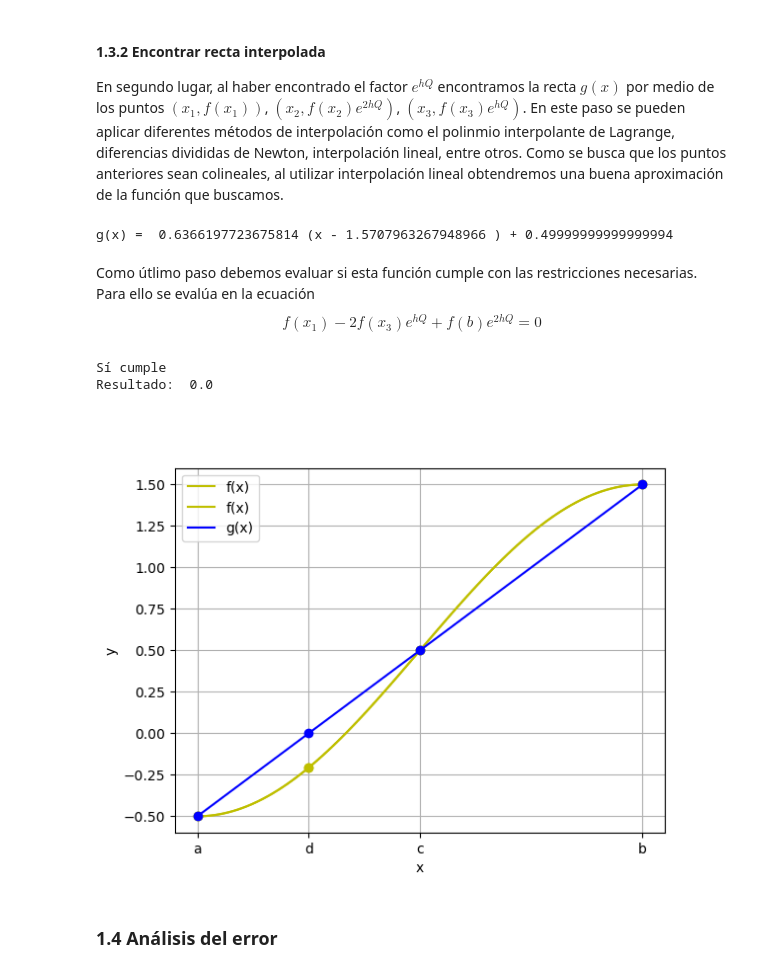
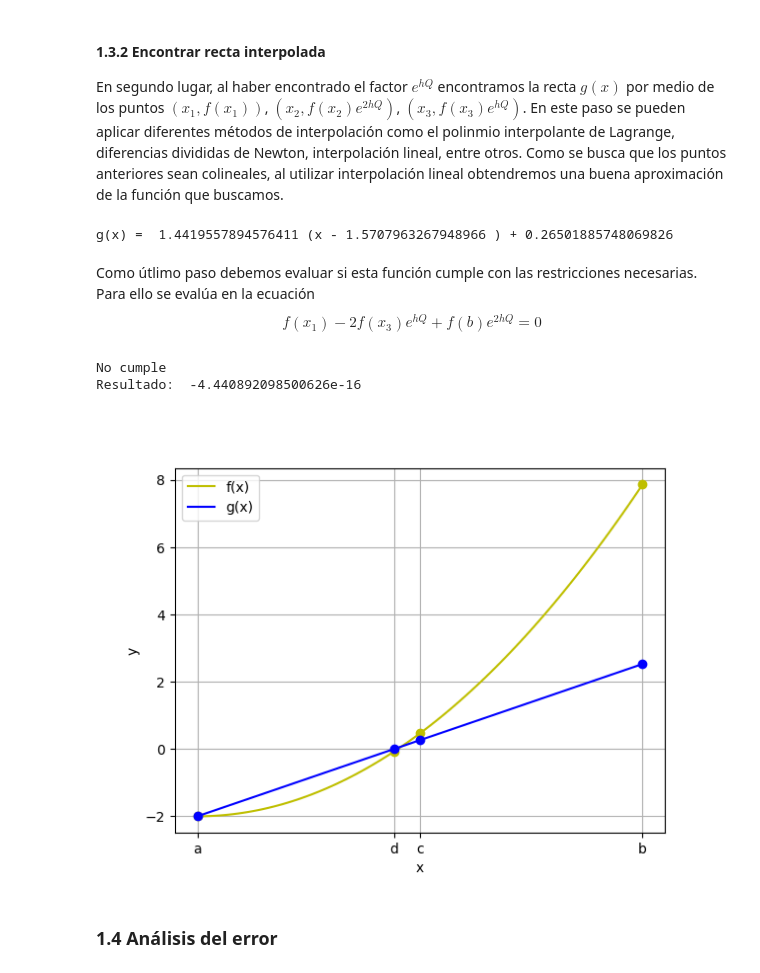
Before and after one commit to MonicaCabanas23/Numerical-Analysis, a Jupyter notebook: Raices-de-funciones-no-lineales.ipynb, the cells around one changed output. Cells and saved outputs as stored; diff of their text form; code cells hidden in the pictures.

```diff
--- a/Raices-de-funciones-no-lineales.ipynb
+++ b/Raices-de-funciones-no-lineales.ipynb
@@ -46,12 +46,13 @@ Definimos la función y el intérvalo inicial:
 # %%
 import math
 import pandas as pd
-import os as os
+import matplotlib.pyplot as plt
+import numpy as np
 
-a = 0
-b = math.pi
-# x**2 -2
-f = lambda x: 1/2 - math.cos(x)
+a0 = 0
+b0 = math.pi
+c0 = (a0 + b0)/2
+f0 = lambda x: x**2 -2
 TOL = 1e-9
 table = {"n":[],
         "a":[],
@@ -156,13 +161,13 @@ exponentialFactor(f, a, b, c)
 #### 1.3.2 Encontrar recta interpolada
 En segundo lugar, al haber encontrado el factor $e^{hQ}$ encontramos la recta $g(x)$ por medio de los puntos $(x_1, f(x_1))$, $(x_2, f(x_2)e^{2hQ})$, $(x_3, f(x_3)e^{hQ})$. En este paso se pueden aplicar diferentes métodos de interpolación como el polinmio interpolante de Lagrange, diferencias divididas de Newton, interpolación lineal, entre otros. Como se busca que los puntos anteriores sean colineales, al utilizar interpolación lineal obtendremos una buena aproximación de la función que buscamos.
 # %%
-k = exponentialFactor(f, a, b, c)
+k = exponentialFactor(f0, a0, b0, c0)
 
 # Using linear interpolation between a and b
-g = lambda x: ((f(b)*k**2 - f(a))/(b-a))*(x-c) + f(c)*k
-print("g(x) = ", (f(b)*k**2 - f(a))/(b-a), "(x -", c, ")", "+", f(c)*k)
+g0 = lambda x: ((f0(b0)*k**2 - f0(a0))/(b0-a0))*(x-c0) + f0(c0)*k
+print("g(x) = ", (f0(b0)*k**2 - f0(a0))/(b0-a0), "(x -", c0, ")", "+", f0(c0)*k)
 # %% [output]
-g(x) =  0.6366197723675814 (x - 1.5707963267948966 ) + 0.49999999999999994
+g(x) =  1.4419557894576411 (x - 1.5707963267948966 ) + 0.26501885748069826
 # %% [markdown]
 Como útlimo paso debemos evaluar si esta función cumple con las restricciones necesarias. Para ello se evalúa en la ecuación
 \begin{equation}
@@ -170,35 +175,31 @@ Como útlimo paso debemos evaluar si esta función cumple con las restricciones
 \end{equation}
 # %%
 # Evaluating wether if g(x) satisfies the first constraint
-if f(a)-2*f(c)*k+f(b)*k**2 == 0:
+if f0(a0)-2*f0(c0)*k+f0(b0)*k**2 == 0:
     print ('Sí cumple')
 else:
     print ('No cumple')
 
-print("Resultado: ", f(a)-2*f(c)*k+f(b)*k**2)
+print("Resultado: ", f0(a0)-2*f0(c0)*k+f0(b0)*k**2)
 # %% [output]
-Sí cumple
-Resultado:  0.0
+No cumple
+Resultado:  -4.440892098500626e-16
 # %%
-import matplotlib.pyplot as plt
-import numpy as np
+x = np.linspace(a0, b0, 100)
+d0 = c0-(c0-a0)*f0(c0)/math.sqrt(f0(c0)**2-f0(a0)*f0(b0)) # first iteration
 
-x = np.linspace(a, b, 100)
-c = (a+b)*0.5
-d = c-(c-a)*f(c)/math.sqrt(f(c)**2-f(a)*f(b)) # first iteration
-
-plt.plot(x, [f(i) for i in x], label = 'f(x)', color = 'y')
-plt.plot([a, b, c, d],[f(a), f(b), f(c), f(d)], 'o', color = 'y')
-plt.plot(x, [g(i) for i in x], label = 'g(x)', color = 'b')
-plt.plot([a, b, c, d], [g(a), g(b), g(c), g(d)], 'o', color = 'b')
+plt.plot(x, [f0(i) for i in x], label = 'f(x)', color = 'y')
+plt.plot([a0, b0, c0, d0],[f0(a0), f0(b0), f0(c0), f0(d0)], 'o', color = 'y')
+plt.plot(x, [g0(i) for i in x], label = 'g(x)', color = 'b')
+plt.plot([a0, b0, c0, d0], [g0(a0), g0(b0), g0(c0), g0(d0)], 'o', color = 'b')
 plt.legend(loc = 'upper left')
-plt.xticks([a, b, c, d], ['a', 'b', 'c', 'd'])
+plt.xticks([a0, b0, c0, d0], ['a', 'b', 'c', 'd'])
 plt.xlabel('x')
 plt.ylabel('y')
 plt.grid()
 plt.show()
 # %% [output]
-[figure, old version]
+[figure, new version]
 # %% [markdown]
 ### 1.4 Análisis del error
 # %% [markdown]
```
Also changed, not shown: parts of 16 cells of this notebook.
